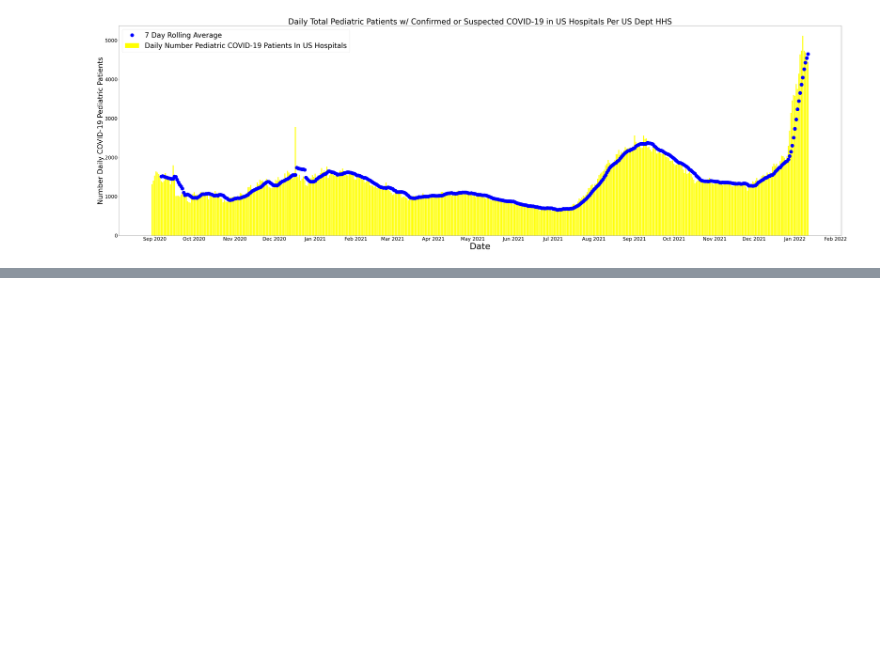
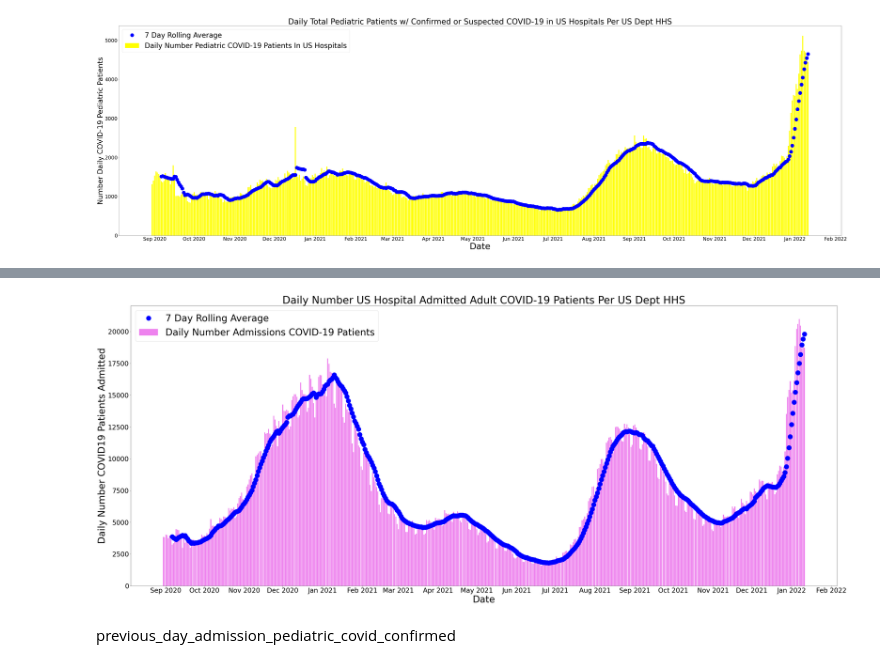
Before and after one commit to ldhagen/HHS_COVID_Notebook, a Jupyter notebook: HHS COVID-19 Reported Patient Impact and Hospital Capacity by State Timeseries.ipynb, the cells around one changed output, grey strips where cells are left out. Cells and saved outputs as stored; diff of their text form; code cells hidden in the pictures; blank space fills up the shorter version.

```diff
--- a/HHS COVID-19 Reported Patient Impact and Hospital Capacity by State Timeseries.ipynb
+++ b/HHS COVID-19 Reported Patient Impact and Hospital Capacity by State Timeseries.ipynb
@@ -408,0 +496,6 @@ memory usage: 7.8 KB
+# %%
+aaa = []
+for x in date_list:
+    print(df_hhs[df_hhs.date == x]['previous_day_admission_adult_covid_confirmed'].sum())
+    aaa.append((x, df_hhs[df_hhs.date == x]['previous_day_admission_adult_covid_confirmed'].sum()))
+df_previous_day_admission_adult_covid_confirmed = pd.DataFrame(aaa,columns=['date', 'previous_day_admission_adult_covid_confirmed'])
@@ -408,0 +520,27 @@ memory usage: 7.8 KB
+# %%
+ccc = df_previous_day_admission_adult_covid_confirmed.set_index('date')[-500::]
+ccc_rolling = ccc.rolling(7).mean().shift()
+# %%
+import datetime
+import matplotlib.dates as mdates
+months = mdates.MonthLocator()
+days = mdates.DayLocator()
+timeFmt = mdates.DateFormatter('%b %Y')
+fig, ax = plt.subplots()
+fig.set_size_inches(54,22)
+ax.xaxis.set_major_locator(months)
+ax.xaxis.set_major_formatter(timeFmt)
+ax.tick_params(axis='both', labelsize=28)
+#ax.xaxis.set_minor_locator(months)
+#plt.rcParams["figure.figsize"] = [17.00, 3.50]
+plt.title('Daily Number US Hospital Admitted Adult COVID-19 Patients Per US Dept HHS', fontsize = 44)
+plt.xlabel('Date',color='black', fontsize = 40)
+plt.ylabel('Daily Number COVID19 Patients Admitted',color='black', fontsize = 40)
+plt.bar(ccc.index, ccc.previous_day_admission_adult_covid_confirmed, color = 'violet')
+plt.plot(ccc_rolling.previous_day_admission_adult_covid_confirmed, 'bo',markersize = 20)
+plt.legend(['7 Day Rolling Average','Daily Number Admissions COVID-19 Patients'], fontsize = 40)
+fig.savefig('previous_day_admission_adult_covid_confirmed.png')
+# %% [output]
+[figure, added]
+# %% [markdown]
+previous_day_admission_pediatric_covid_confirmed
```
Also changed, not shown: parts of 14 cells of this notebook, 1 other file.
